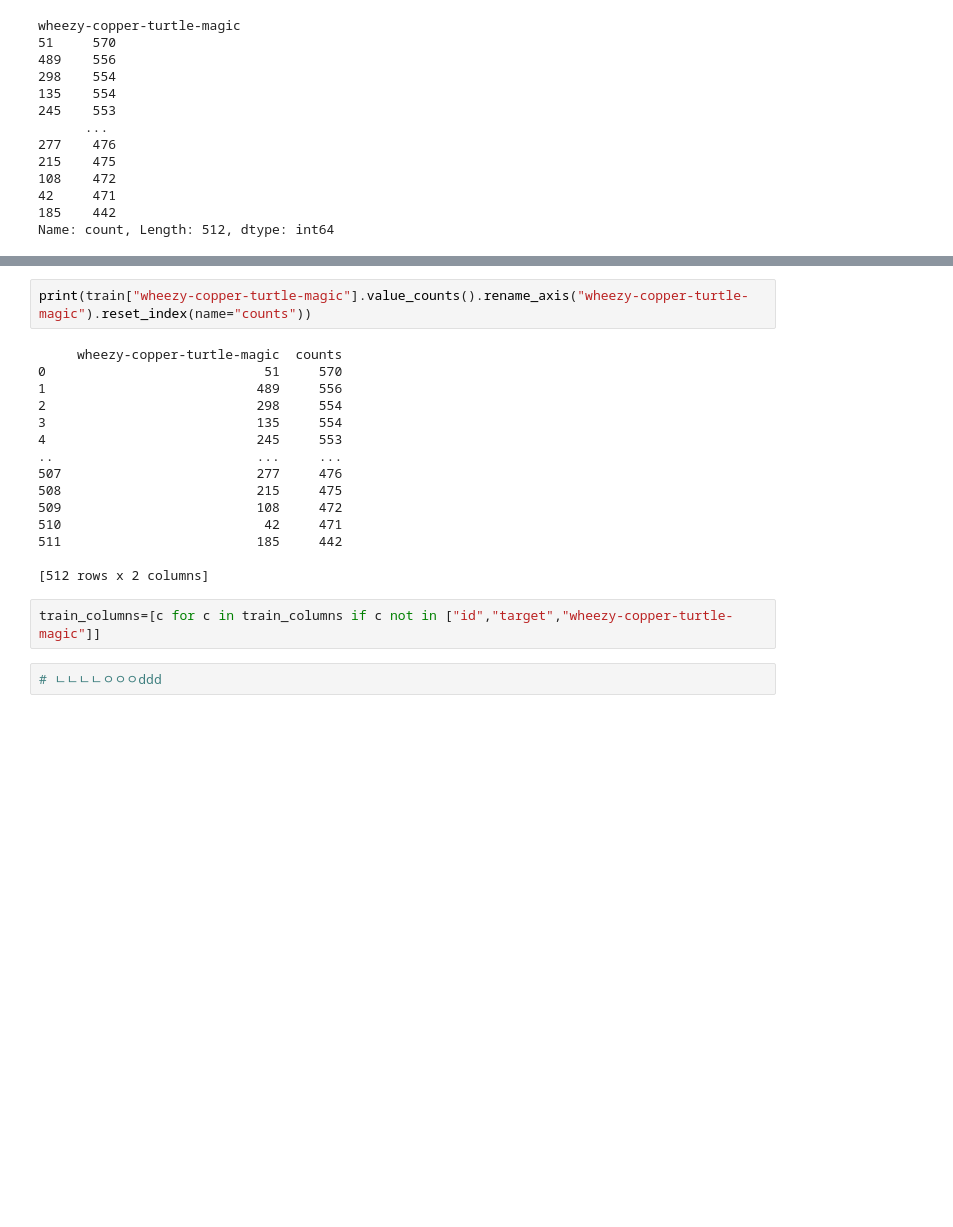
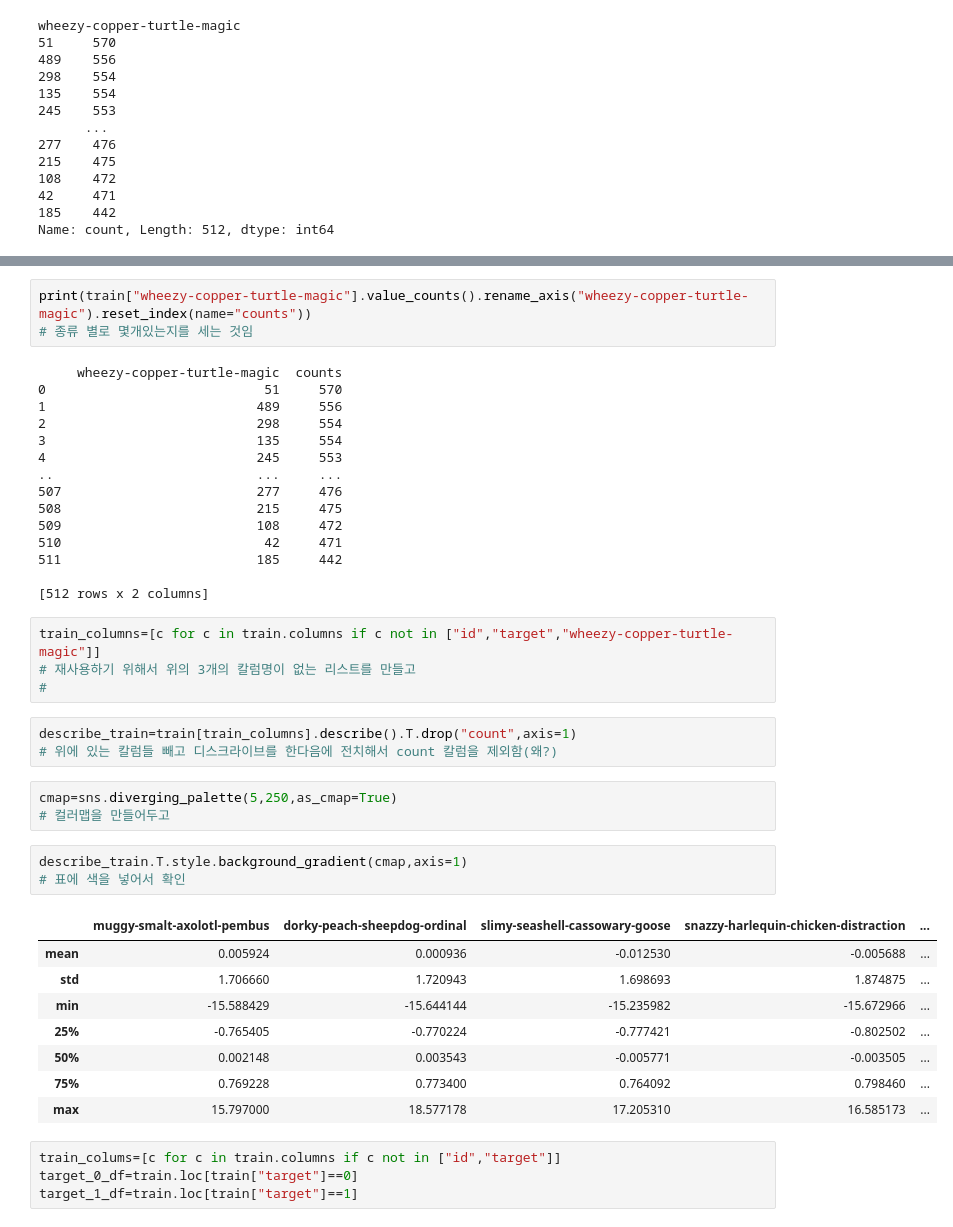
Before and after one commit to llss112/kaggle-know-how, a Jupyter notebook: Instanat Gratification.ipynb, the cells around one changed output, grey strips where cells are left out. Saved outputs shown, nothing was run; the diff lists cells and outputs as text; blank space fills up the shorter version.

```diff
--- a/Instanat Gratification.ipynb
+++ b/Instanat Gratification.ipynb
@@ -102,5 +142,6 @@ Name: count, Length: 512, dtype: int64
 # %%
 print(train["wheezy-copper-turtle-magic"].value_counts().rename_axis("wheezy-copper-turtle-magic").reset_index(name="counts"))
+# 종류 별로 몇개있는지를 세는 것임
 # %% [output]
      wheezy-copper-turtle-magic  counts
 0                            51     570
@@ -117,6 +158,28 @@ print(train["wheezy-copper-turtle-magic"].value_counts().rename_axis("wheezy-cop
 
 [512 rows x 2 columns]
 # %%
-train_columns=[c for c in train_columns if c not in ["id","target","wheezy-copper-turtle-magic"]]
+train_columns=[c for c in train.columns if c not in ["id","target","wheezy-copper-turtle-magic"]]
+# 재사용하기 위해서 위의 3개의 칼럼명이 없는 리스트를 만들고
+#
-# %%
-# ㄴㄴㄴㄴㅇㅇㅇddd
+# %%
+describe_train=train[train_columns].describe().T.drop("count",axis=1)
+# 위에 있는 칼럼들 빼고 디스크라이브를 한다음에 전치해서 count 칼럼을 제외함(왜?)
+# %%
+cmap=sns.diverging_palette(5,250,as_cmap=True)
+# 컬러맵을 만들어두고
+# %%
+describe_train.T.style.background_gradient(cmap,axis=1)
+# 표에 색을 넣어서 확인
+# %% [output]
+|  | muggy-smalt-axolotl-pembus | dorky-peach-sheepdog-ordinal | slimy-seashell-cassowary-goose | snazzy-harlequin-chicken-distraction | ... |
+| mean | 0.005924 | 0.000936 | -0.012530 | -0.005688 | ... |
+| std | 1.706660 | 1.720943 | 1.698693 | 1.874875 | ... |
+| min | -15.588429 | -15.644144 | -15.235982 | -15.672966 | ... |
+| 25% | -0.765405 | -0.770224 | -0.777421 | -0.802502 | ... |
+| 50% | 0.002148 | 0.003543 | -0.005771 | -0.003505 | ... |
+| 75% | 0.769228 | 0.773400 | 0.764092 | 0.798460 | ... |
+| max | 15.797000 | 18.577178 | 17.205310 | 16.585173 | ... |
+# %%
+train_colums=[c for c in train.columns if c not in ["id","target"]]
+target_0_df=train.loc[train["target"]==0]
+target_1_df=train.loc[train["target"]==1]
```
Also changed, not shown: parts of 22 cells of this notebook.
